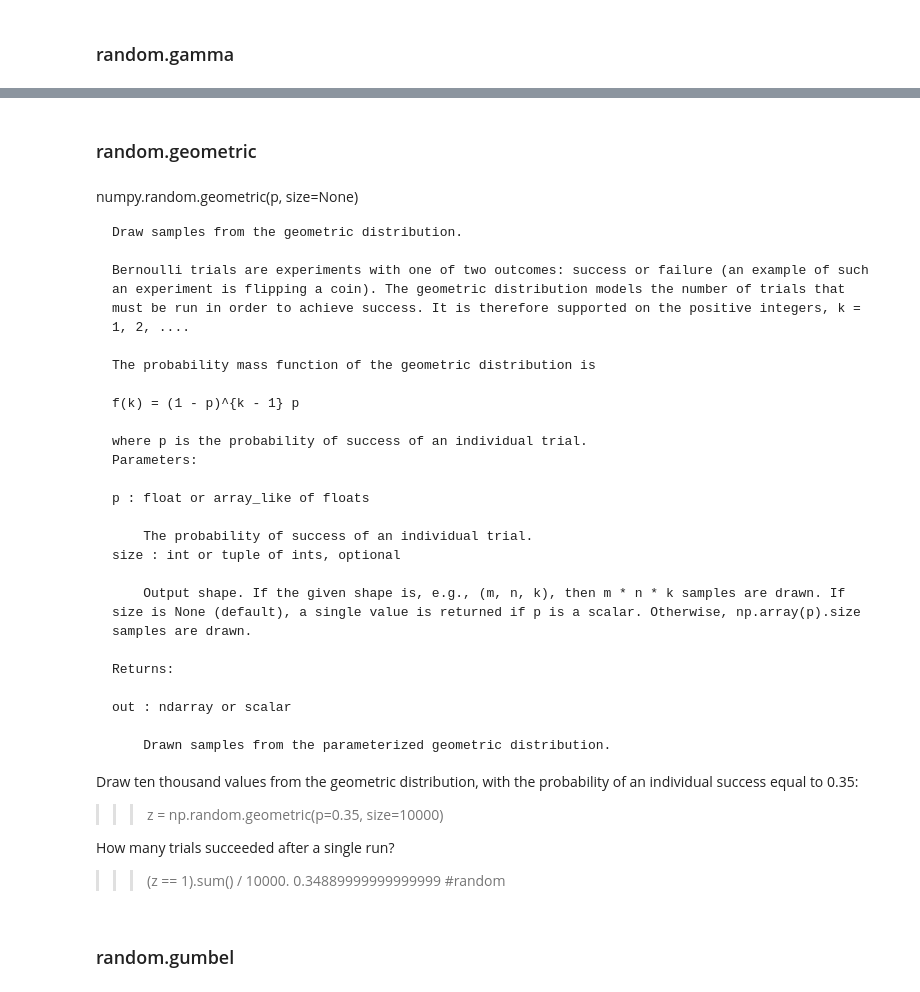
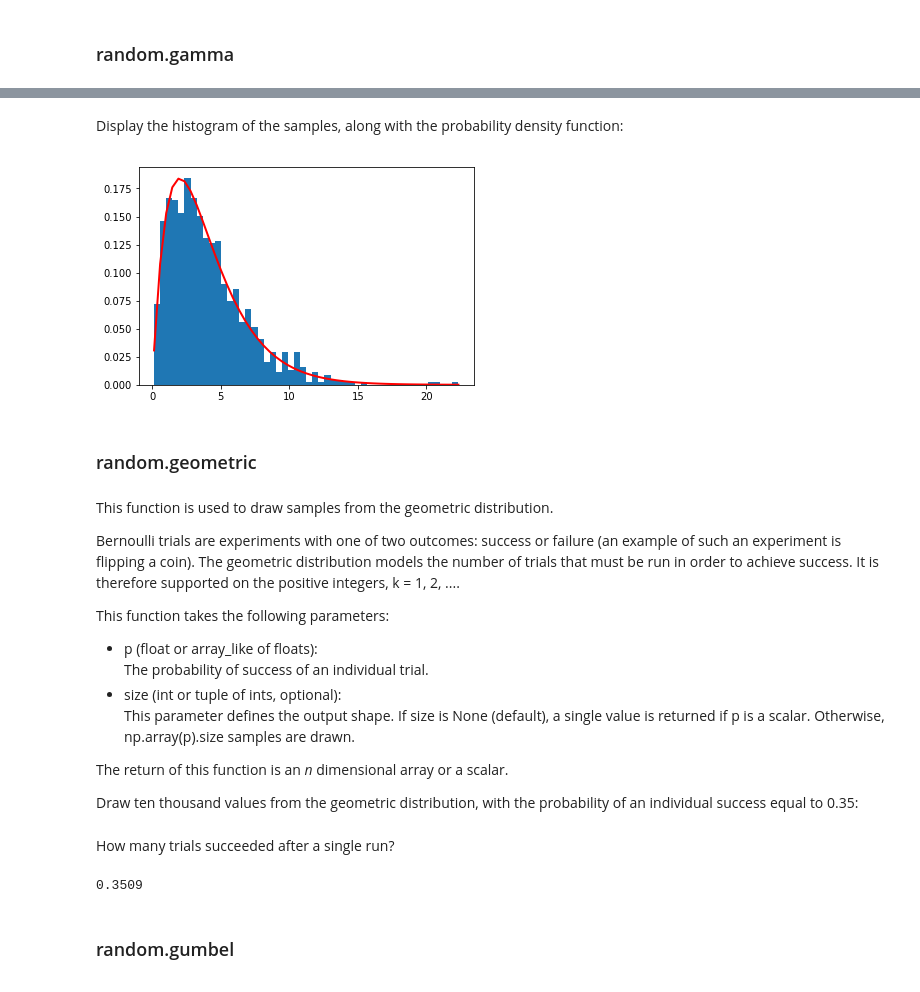
Before and after one commit to Trojan-Hawk/EmergingTechnologies_Project_2018, a Jupyter notebook: numpy-random.ipynb, the cells around one changed output, grey strips where cells are left out. Saved outputs shown, nothing was run; the diff lists cells and outputs as text; code cells hidden in the pictures.

Commit message:
Added more functions, explainations and code snippets to the numpy.random notebook.

```diff
--- a/numpy-random.ipynb
+++ b/numpy-random.ipynb
@@ -543,39 +506,28 @@ Display the histogram of the samples, along with the probability density functio
+# %%
+shape, scale = 2., 2.  # mean=4, std=2*sqrt(2)
+s = np.random.gamma(shape, scale, 1000)
+# %% [markdown]
+Display the histogram of the samples, along with the probability density function:
+# %%
+count, bins, ignored = plt.hist(s, 50, density=True)
+y = bins**(shape-1)*(np.exp(-bins/scale) / (sps.gamma(shape)*scale**shape))
+plt.plot(bins, y, linewidth=2, color='r')
+plt.show()
+# %% [output]
+[figure, added]
 # %% [markdown]
 ### random.geometric
 # %% [markdown]
- numpy.random.geometric(p, size=None)
+This function is used to draw samples from the geometric distribution.
 
-    Draw samples from the geometric distribution.
+Bernoulli trials are experiments with one of two outcomes: success or failure (an example of such an experiment is flipping a coin). The geometric distribution models the number of trials that must be run in order to achieve success. It is therefore supported on the positive integers, k = 1, 2, ....
 
-    Bernoulli trials are experiments with one of two outcomes: success or failure (an example of such an experiment is flipping a coin). The geometric distribution models the number of trials that must be run in order to achieve success. It is therefore supported on the positive integers, k = 1, 2, ....
+This function takes the following parameters:<br>
+-  p (float or array_like of floats):<br>
+    The probability of success of an individual trial.<br>
+-  size (int or tuple of ints, optional):<br>
+    This parameter defines the output shape. If size is None (default), a single value is returned if p is a scalar. Otherwise, np.array(p).size samples are drawn.
 
-    The probability mass function of the geometric distribution is
-
-    f(k) = (1 - p)^{k - 1} p
-
-    where p is the probability of success of an individual trial.
-    Parameters:
-
-    p : float or array_like of floats
-
-        The probability of success of an individual trial.
-    size : int or tuple of ints, optional
-
-        Output shape. If the given shape is, e.g., (m, n, k), then m * n * k samples are drawn. If size is None (default), a single value is returned if p is a scalar. Otherwise, np.array(p).size samples are drawn.
-
-    Returns:
-
-    out : ndarray or scalar
-
-        Drawn samples from the parameterized geometric distribution.
+The return of this function is an *n* dimensional array or a scalar.
 
 Draw ten thousand values from the geometric distribution, with the probability of an individual success equal to 0.35:
->>>
-
->>> z = np.random.geometric(p=0.35, size=10000)
-
-How many trials succeeded after a single run?
->>>
-
->>> (z == 1).sum() / 10000.
-0.34889999999999999 #random
@@ -582,3 +536,9 @@ How many trials succeeded after a single run?
+# %% [markdown]
+How many trials succeeded after a single run?
+# %%
+(z == 1).sum() / 10000.
+# %% [output]
+0.3509
 # %% [markdown]
 ### random.gumbel
 # %% [markdown]
```
Also changed, not shown: parts of 62 cells of this notebook.
